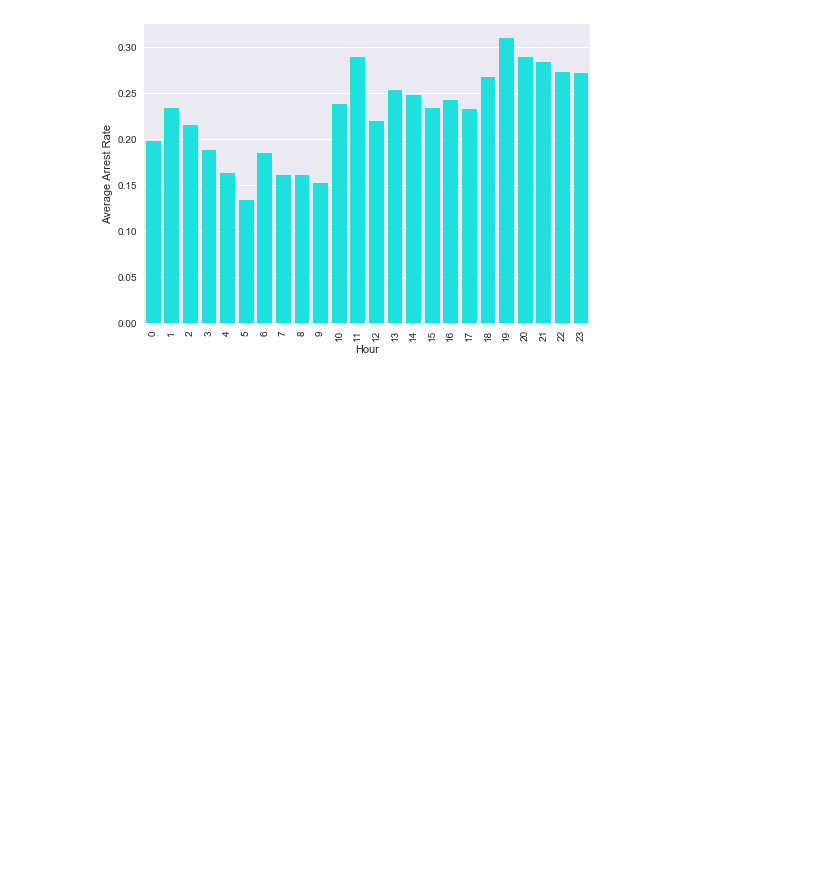
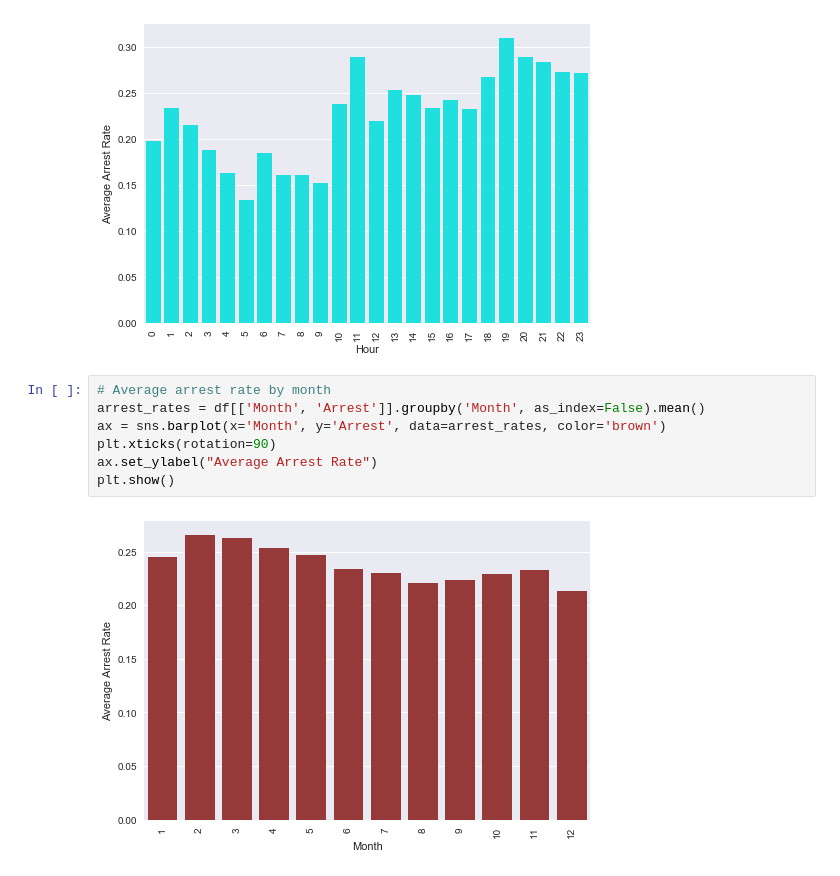
Before and after one commit to SakthivelRavi/ArrestPrediction, a Jupyter notebook: Visualizations-Final-Report.ipynb, the cells around one changed output. Saved outputs shown, nothing was run; the diff lists cells and outputs as text; blank space fills up the shorter version.

```diff
--- a/Visualizations-Final-Report.ipynb
+++ b/Visualizations-Final-Report.ipynb
@@ -140,3 +140,12 @@ ax.set_ylabel("Average Arrest Rate")
 plt.show()
 # %% [output]
 [figure]
+# %%
+# Average arrest rate by month
+arrest_rates = df[['Month', 'Arrest']].groupby('Month', as_index=False).mean()
+ax = sns.barplot(x='Month', y='Arrest', data=arrest_rates, color='brown')
+plt.xticks(rotation=90)
+ax.set_ylabel("Average Arrest Rate")
+plt.show()
+# %% [output]
+[figure, added]
```
Also changed, not shown: 1 other file.
